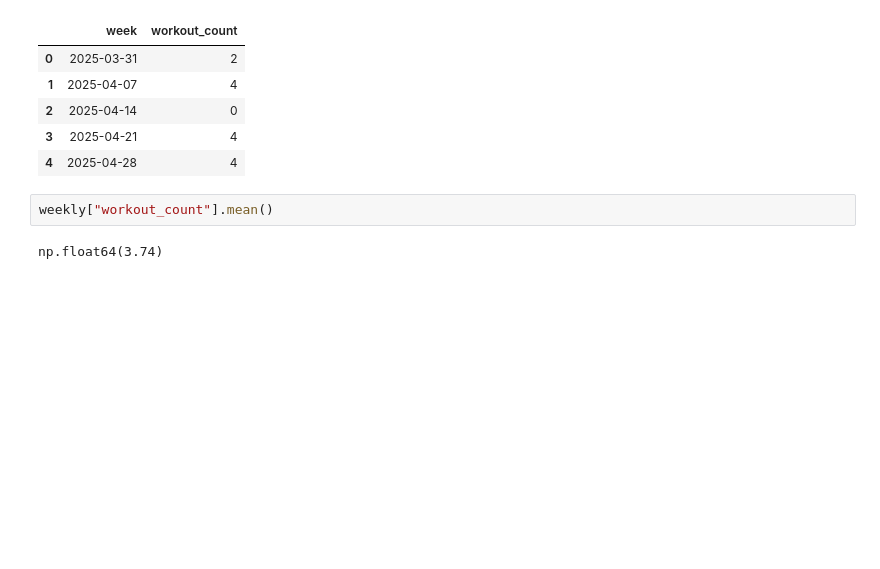
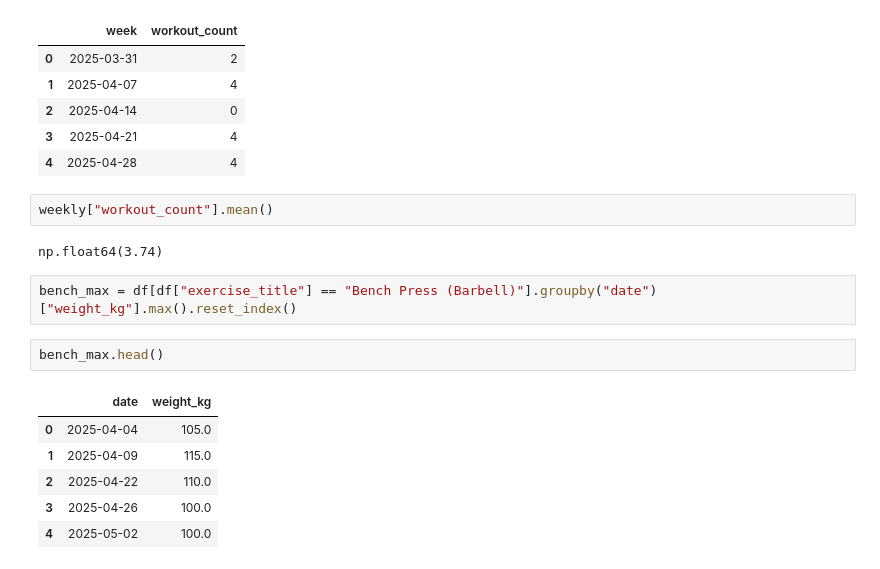
Before and after one commit to Dan-P291/workout_app, a Jupyter notebook: notebook_explorations/workout_data.ipynb, the cells around one changed output. Cells and saved outputs as stored; diff of their text form; blank space fills up the shorter version.

```diff
--- a/notebook_explorations/workout_data.ipynb
+++ b/notebook_explorations/workout_data.ipynb
@@ -112,3 +110,14 @@ weekly.head()
 weekly["workout_count"].mean()
 # %% [output]
 np.float64(3.74)
+# %%
+bench_max = df[df["exercise_title"] == "Bench Press (Barbell)"].groupby("date")["weight_kg"].max().reset_index()
+# %%
+bench_max.head()
+# %% [output]
+|  | date | weight_kg |
+| 0 | 2025-04-04 | 105.0 |
+| 1 | 2025-04-09 | 115.0 |
+| 2 | 2025-04-22 | 110.0 |
+| 3 | 2025-04-26 | 100.0 |
+| 4 | 2025-05-02 | 100.0 |
```
Also changed, not shown: parts of 6 cells of this notebook.
